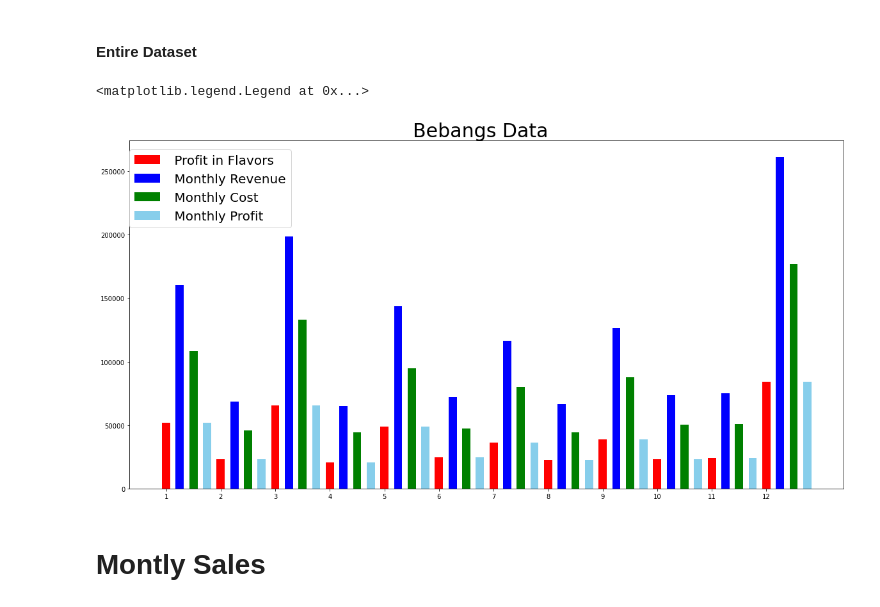
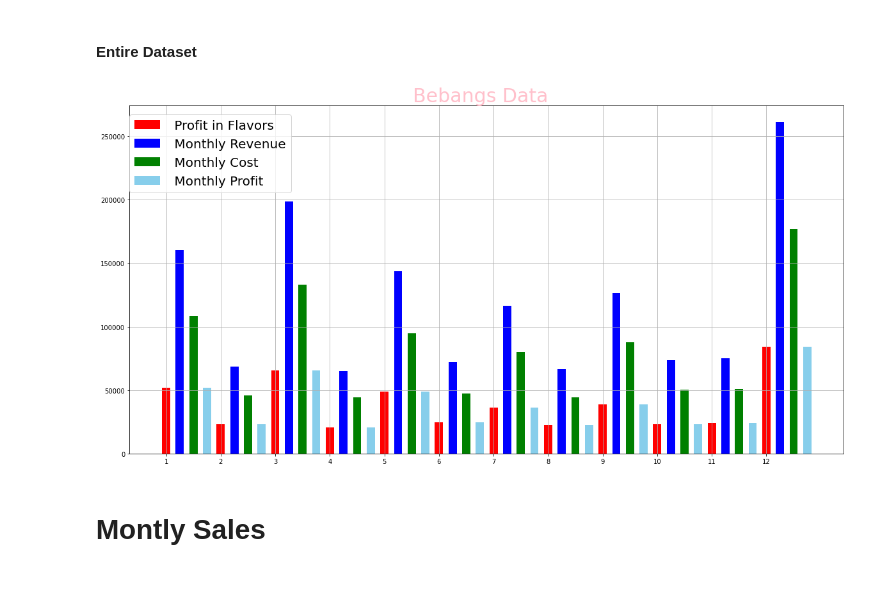
Before and after one commit to jericgiron/Bebang-Midterm-Case-Study, a Jupyter notebook: GIRON_LinAlg-Midterms.ipynb, the cells around one changed output. Cells and saved outputs as stored; diff of their text form; code cells hidden in the pictures.

```diff
--- a/GIRON_LinAlg-Midterms.ipynb
+++ b/GIRON_LinAlg-Midterms.ipynb
@@ -200,22 +200,24 @@ import seaborn as sns
 # %%
 plt.figure(figsize=(20,10))
 x=np.arange(12)
 
 Match = [1,2,3,4,5,6,7,8,9,10,11,12]
 
 plt.bar(x+0.00,flavor_profit, color = 'r', width = 0.15, label =" Profit in Flavors")
 plt.bar(x+0.25,month_rev, color = 'b', width = 0.15, label =" Monthly Revenue")
 plt.bar(x+0.50,month_cost, color = 'g', width = 0.15, label =" Monthly Cost")
 plt.bar(x+0.75,month_profit, color = 'skyblue', width = 0.15, label =" Monthly Profit")
 
 
 plt.xticks(x,Match)
-plt.title('Bebangs Data  ', fontsize = 30)
+plt.title('Bebangs Data  ', fontsize = 30, color='pink')
 
 plt.legend(fontsize=20, loc =(0,.75))
+
+plt.grid()
+plt.show()
 # %% [output]
-<matplotlib.legend.Legend at 0x...>
-[figure, old version]
+[figure, new version]
 # %% [markdown]
 # Montly Sales
 # %%
```
